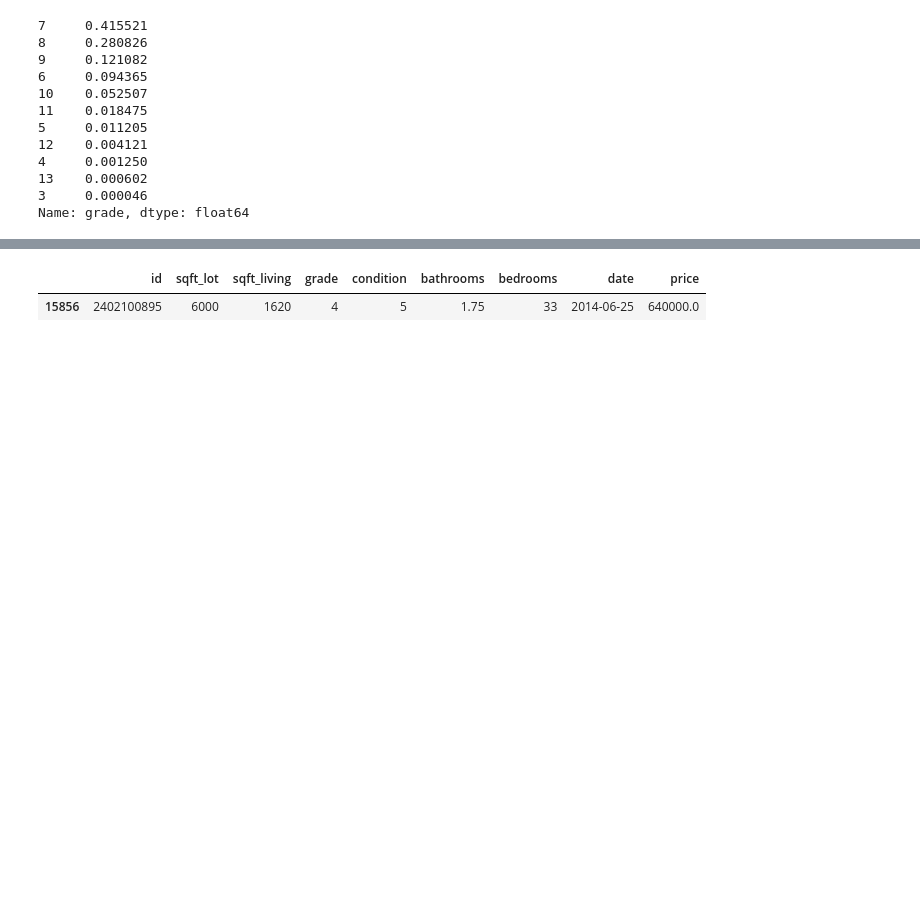
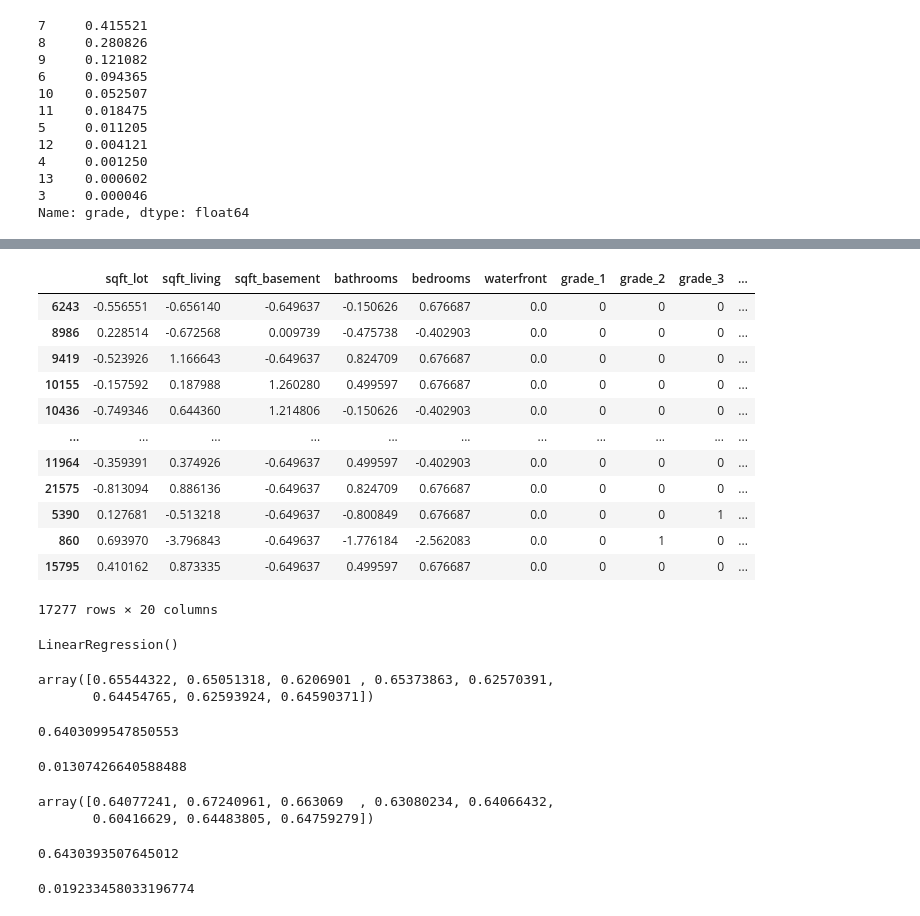
Before and after one commit to saifword/King_County_Housing, a Jupyter notebook: kings_c_housing.ipynb, the cells around one changed output, grey strips where cells are left out. Saved outputs shown, nothing was run; the diff lists cells and outputs as text; code cells hidden in the pictures; blank space fills up the shorter version.

```diff
--- a/kings_c_housing.ipynb
+++ b/kings_c_housing.ipynb
@@ -123,0 +280,15 @@ Name: grade, Length: 21597, dtype: int64
+# %%
+scaler = StandardScaler()
+scalerp = StandardScaler()
+df[['sqft_living', 'sqft_lot', 'sqft_basement', 'bedrooms', 'bathrooms']] = scaler.fit_transform(df[['sqft_living', 'sqft_lot', 'sqft_basement', 'bedrooms', 'bathrooms']])
+
+df['price'] = scalerp.fit_transform(price_log)
+# %%
+df.waterfront = df.waterfront.fillna(0)
+# %%
+X = df.drop('price', 1)
+y =df['price']
+# %%
+from sklearn.model_selection import train_test_split
+
+X_train, X_test, y_train, y_test = train_test_split(X, y, test_size=0.2, random_state=42)
@@ -123,0 +361,22 @@ Name: grade, Length: 21597, dtype: int64
+# %%
+X_train
+# %% [output]
+|  | sqft_lot | sqft_living | sqft_basement | bathrooms | bedrooms | waterfront | grade_1 | grade_2 | grade_3 | ... |
+| 6243 | -0.556551 | -0.656140 | -0.649637 | -0.150626 | 0.676687 | 0.0 | 0 | 0 | 0 | ... |
+| 8986 | 0.228514 | -0.672568 | 0.009739 | -0.475738 | -0.402903 | 0.0 | 0 | 0 | 0 | ... |
+| 9419 | -0.523926 | 1.166643 | -0.649637 | 0.824709 | 0.676687 | 0.0 | 0 | 0 | 0 | ... |
+| 10155 | -0.157592 | 0.187988 | 1.260280 | 0.499597 | 0.676687 | 0.0 | 0 | 0 | 0 | ... |
+| 10436 | -0.749346 | 0.644360 | 1.214806 | -0.150626 | -0.402903 | 0.0 | 0 | 0 | 0 | ... |
+| ... | ... | ... | ... | ... | ... | ... | ... | ... | ... | ... |
+| 11964 | -0.359391 | 0.374926 | -0.649637 | 0.499597 | -0.402903 | 0.0 | 0 | 0 | 0 | ... |
+| 21575 | -0.813094 | 0.886136 | -0.649637 | 0.824709 | 0.676687 | 0.0 | 0 | 0 | 0 | ... |
+| 5390 | 0.127681 | -0.513218 | -0.649637 | -0.800849 | 0.676687 | 0.0 | 0 | 0 | 1 | ... |
+| 860 | 0.693970 | -3.796843 | -0.649637 | -1.776184 | -2.562083 | 0.0 | 0 | 1 | 0 | ... |
+| 15795 | 0.410162 | 0.873335 | -0.649637 | 0.499597 | 0.676687 | 0.0 | 0 | 0 | 0 | ... |
+17277 rows × 20 columns
+# %%
+from sklearn.linear_model import LinearRegression
+model_1 = LinearRegression()
+model_1.fit(X_train, y_train)
+# %% [output]
+LinearRegression()
@@ -124,5 +410,20 @@ Name: grade, Length: 21597, dtype: int64
+# %%
+display(rmse_scores)
+display(rmse_scores.mean())
+display(rmse_scores.std())
+# %% [output]
+array([0.65544322, 0.65051318, 0.6206901 , 0.65373863, 0.62570391,
+       0.64454765, 0.62593924, 0.64590371])
+0.6403099547850553
+0.01307426640588488
+# %%
+display(rmse_scores2)
+display(rmse_scores2.mean())
+display(rmse_scores2.std())
+# %% [output]
+array([0.64077241, 0.67240961, 0.663069  , 0.63080234, 0.64066432,
+       0.60416629, 0.64483805, 0.64759279])
+0.6430393507645012
+0.019233458033196774
 # %%
-df[df['bedrooms'] == 33]
+df = pd.DataFrame(df)
-# %% [output]
-|  | id | sqft_lot | sqft_living | grade | condition | bathrooms | bedrooms | date | price |
-| 15856 | 2402100895 | 6000 | 1620 | 4 | 5 | 1.75 | 33 | 2014-06-25 | 640000.0 |
```
Also changed, not shown: parts of 42 cells of this notebook, 1 other file.
